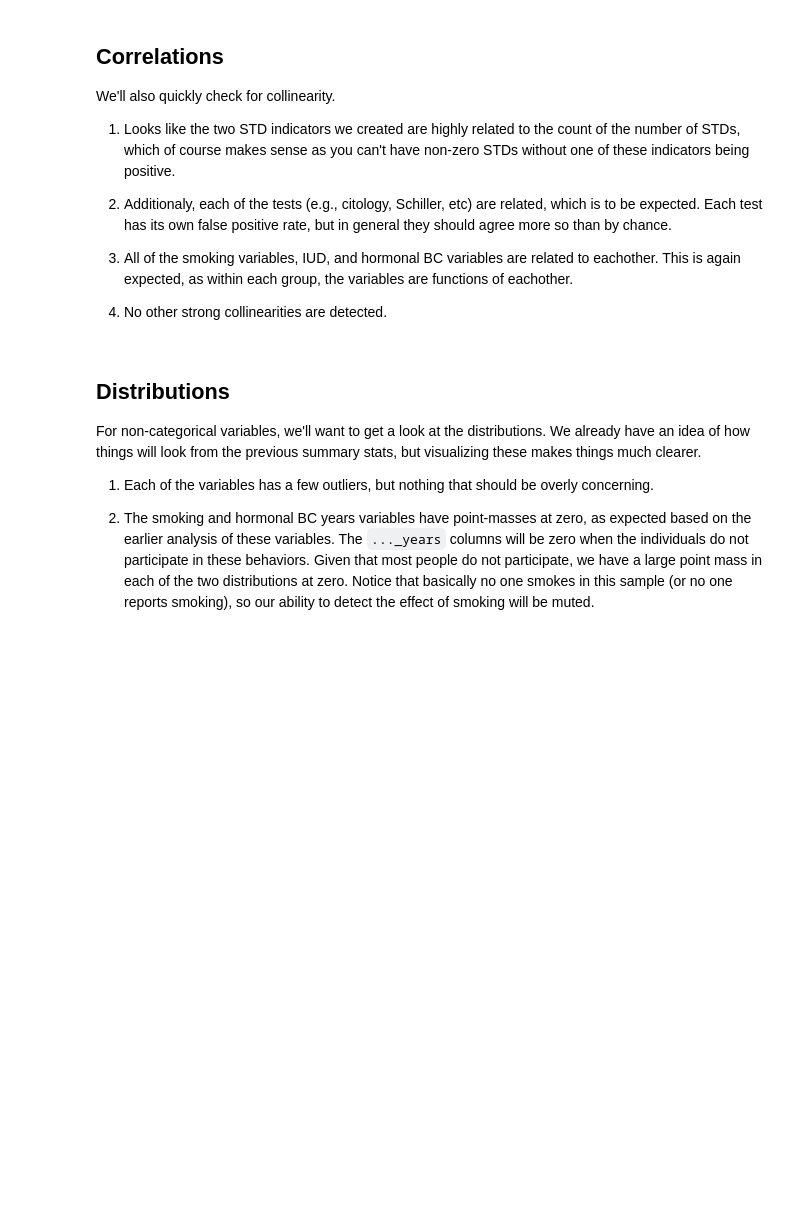
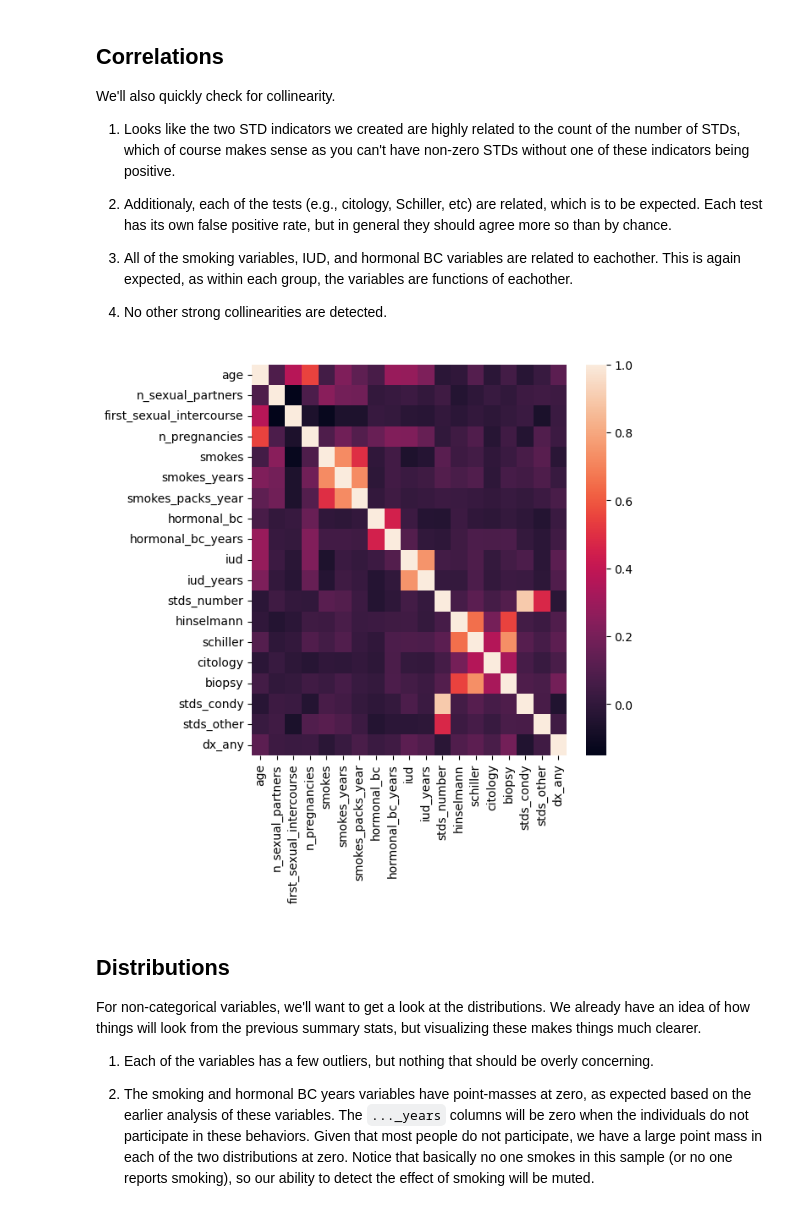
Before and after one commit to jmniehaus/cervical_cancer, a Jupyter notebook: cervical.ipynb, the cells around one changed output. Cells and saved outputs as stored; diff of their text form; code cells hidden in the pictures; blank space fills up the shorter version.

```diff
--- a/cervical.ipynb
+++ b/cervical.ipynb
@@ -224,14 +326,18 @@ We'll also quickly check for collinearity.
 
 4. No other strong collinearities are detected.
 # %%
+mpl.rcParams['figure.figsize'] = [6, 6]
+
 corr = df.corr()
 cols = corr.columns
 
-sns.heatmap(
+corrs = sns.heatmap(
     corr,
     xticklabels = cols,
     yticklabels = cols
 )
+# %% [output]
+[figure, added]
 # %% [markdown]
 ## Distributions
 
```
Also changed, not shown: parts of 35 cells of this notebook.
